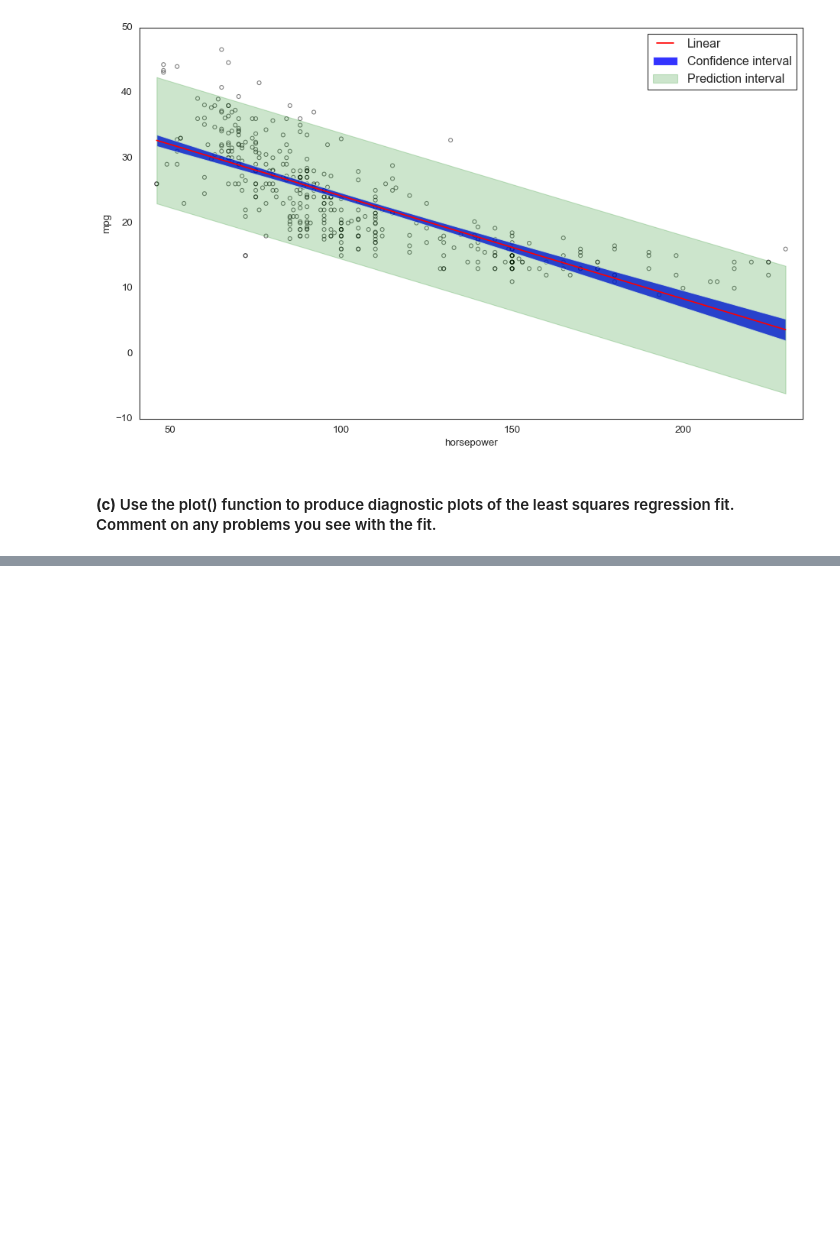
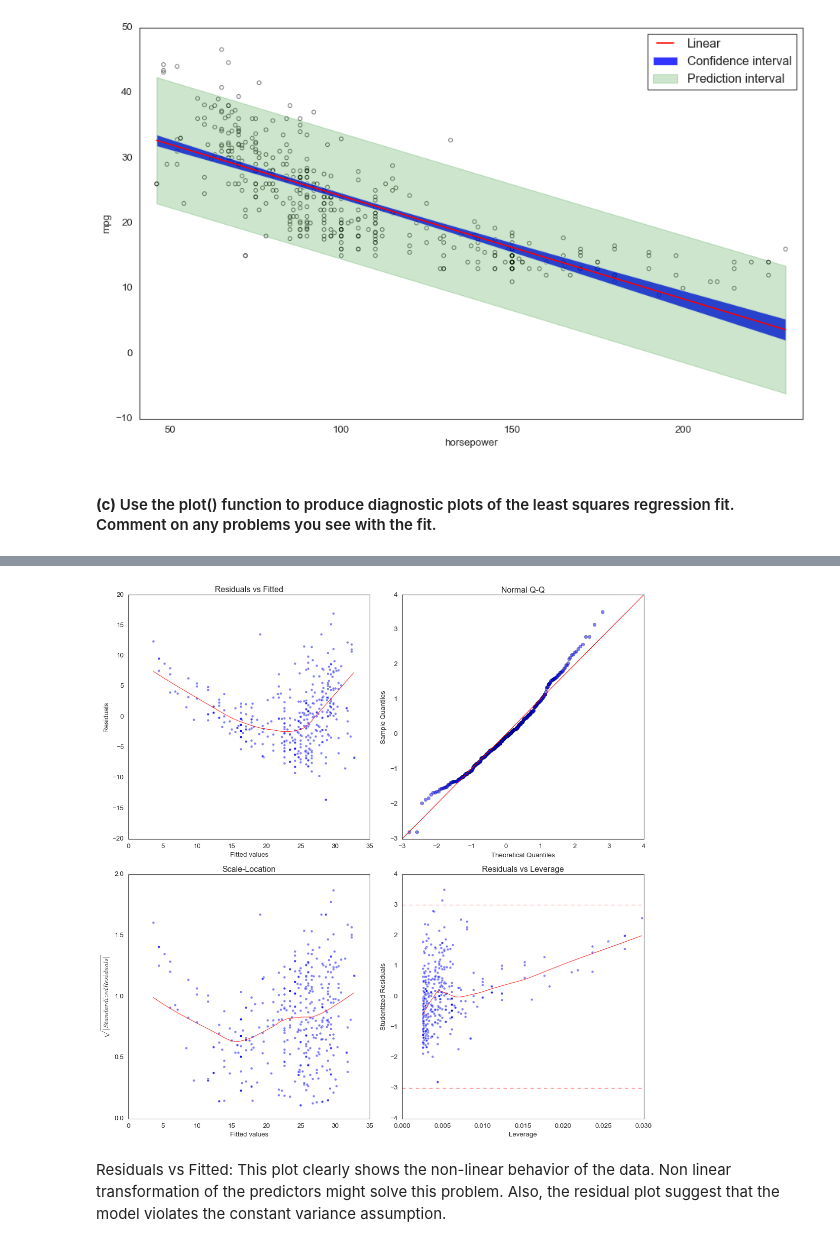
Before and after one commit to balintalfoldy/ISLR_python_AB, a Jupyter notebook: Notebooks/ch3_linear_regression_applied.ipynb, the cells around one changed output, grey strips where cells are left out. Cells and saved outputs as stored; diff of their text form; code cells hidden in the pictures; blank space fills up the shorter version.

```diff
--- a/Notebooks/ch3_linear_regression_applied.ipynb
+++ b/Notebooks/ch3_linear_regression_applied.ipynb
@@ -151,14 +151,3 @@ model_norm_residuals_abs_sqrt = np.sqrt(np.abs(studentized_residuals))
 model_leverage = results.get_influence().hat_matrix_diag
 # cook's distance, from statsmodels internals
 model_cooks = results.get_influence().cooks_distance[0]
-# %%
-fig = plt.figure()
-axes = sns.residplot(results.fittedvalues, studentized_residuals,
-                          lowess=True,
-                          scatter_kws={'alpha': 0.5},
-                          line_kws={'color': 'red', 'lw': 1, 'alpha': 0.8}, color = 'blue')
-axes.axhline(y=3, color='red', linestyle='--')
-axes.axhline(y=-3, color='red', linestyle='--')
-axes.set_title('Residuals vs Fitted')
-axes.set_xlabel('Fitted values')
-axes.set_ylabel('Studentized residuals');
@@ -167,6 +153,0 @@ axes.set_ylabel('Studentized residuals');
-# %%
-QQ = ProbPlot(studentized_residuals)
-fig = QQ.qqplot(line='45', alpha=0.5, color='blue', lw=1)
-fig.axes[0].set_title('Normal Q-Q')
-fig.axes[0].set_xlabel('Theoretical Quantiles')
-fig.axes[0].set_ylabel('Standardized Residuals');
@@ -202,0 +154,53 @@ plot_lm_4.axes[0].set_ylabel('Studentized Residuals');
+# %%
+fig, ((ax1, ax2), (ax3, ax4)) = plt.subplots(nrows=2, ncols=2, sharex=False, sharey=False, figsize=(14, 14))
+
+# Residual vs Fitted
+sns.regplot(fitted_values, residuals,
+            scatter=False,
+            ci=False,
+            lowess=True,
+            line_kws={'color': 'red', 'lw': 1, 'alpha': 0.8}, ax=ax1);
+
+ax1.scatter(fitted_values, residuals, alpha=0.5);
+ax1.set_title('Residuals vs Fitted')
+ax1.set_xlabel('Fitted values')
+ax1.set_ylabel('Residuals');
+
+# Q-Q plot
+QQ = ProbPlot(studentized_residuals)
+QQ.qqplot(line='45', alpha=0.5, color='blue', lw=1, ax=ax2)
+ax2.set_title('Normal Q-Q')
+ax2.set_xlabel('Theoretical Quantiles')
+ax2.set_ylabel('Sample Quantiles');
+
+# Scale-location
+sns.regplot(fitted_values, model_norm_residuals_abs_sqrt,
+            scatter=False,
+            ci=False,
+            lowess=True,
+            line_kws={'color': 'red', 'lw': 1, 'alpha': 0.8}, ax=ax3);
+ax3.scatter(fitted_values, model_norm_residuals_abs_sqrt, alpha=0.5);
+ax3.set_title('Scale-Location')
+ax3.set_xlabel('Fitted values')
+ax3.set_ylabel('$\sqrt{|Standardized Residuals|}$');
+
+# Residuals vs Leverage
+sns.regplot(model_leverage, studentized_residuals,
+            scatter=False,
+            ci=False,
+            lowess=True,
+            line_kws={'color': 'red', 'lw': 1, 'alpha': 0.8}, ax=ax4);
+
+ax4.scatter(model_leverage, studentized_residuals, alpha=0.5);
+ax4.axhline(y=3, color='red', linestyle='--')
+ax4.axhline(y=-3, color='red', linestyle='--')
+ax4.set_title('Residuals vs Leverage')
+ax4.set_xlabel('Leverage')
+ax4.set_ylabel('Studentized Residuals');
+
+fig.tight_layout()
+plt.show()
+# %% [output]
+[figure, added]
+# %% [markdown]
+Residuals vs Fitted: This plot clearly shows the non-linear behavior of the data. Non linear transformation of the predictors might solve this problem. Also, the residual plot suggest that the model violates the constant variance assumption.
```
Also changed, not shown: parts of 6 cells of this notebook.
